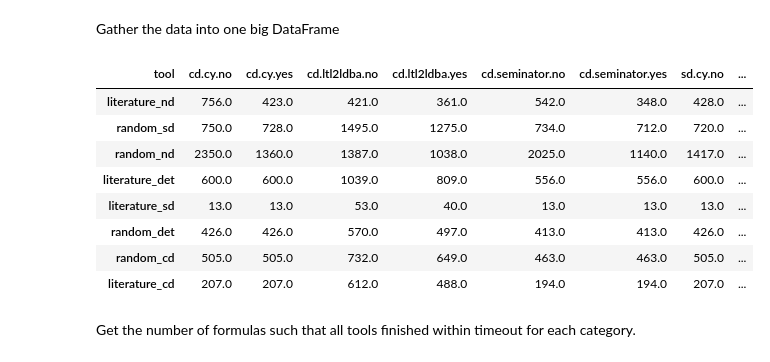
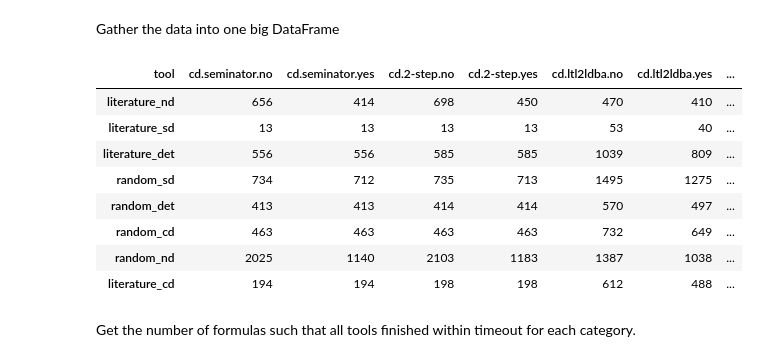
Before and after one commit to mklokocka/seminator, a Jupyter notebook: Run_comparison.ipynb, the cells around one changed output. Drawn from its saved outputs; the diff is of its cells as text; code cells hidden in the pictures.

Commit message:
rename tools, no TO now

```diff
--- a/Run_comparison.ipynb
+++ b/Run_comparison.ipynb
@@ -88,18 +78,21 @@ Gather the data into one big DataFrame
 # %%
 data = pd.DataFrame()
 for (name,r) in runners.items():
-    data = data.append(pd.DataFrame(r.cummulative(),columns=[name]).transpose())
+    # Divide into sd_tools & cd_tools to treat timeouts separately.
+    tmp_cd = pd.DataFrame(r.cummulative(tools=cd_tools),columns=[name])
+    tmp_sd = pd.DataFrame(r.cummulative(tools=sd_tools),columns=[name])
+    data = data.append(tmp_cd.append(tmp_sd).transpose())
 data
 # %% [output]
-| tool | cd.cy.no | cd.cy.yes | cd.ltl2ldba.no | cd.ltl2ldba.yes | cd.seminator.no | cd.seminator.yes | sd.cy.no | ... |
-| literature_nd | 756.0 | 423.0 | 421.0 | 361.0 | 542.0 | 348.0 | 428.0 | ... |
-| random_sd | 750.0 | 728.0 | 1495.0 | 1275.0 | 734.0 | 712.0 | 720.0 | ... |
-| random_nd | 2350.0 | 1360.0 | 1387.0 | 1038.0 | 2025.0 | 1140.0 | 1417.0 | ... |
-| literature_det | 600.0 | 600.0 | 1039.0 | 809.0 | 556.0 | 556.0 | 600.0 | ... |
-| literature_sd | 13.0 | 13.0 | 53.0 | 40.0 | 13.0 | 13.0 | 13.0 | ... |
-| random_det | 426.0 | 426.0 | 570.0 | 497.0 | 413.0 | 413.0 | 426.0 | ... |
-| random_cd | 505.0 | 505.0 | 732.0 | 649.0 | 463.0 | 463.0 | 505.0 | ... |
-| literature_cd | 207.0 | 207.0 | 612.0 | 488.0 | 194.0 | 194.0 | 207.0 | ... |
+| tool | cd.seminator.no | cd.seminator.yes | cd.2-step.no | cd.2-step.yes | cd.ltl2ldba.no | cd.ltl2ldba.yes | ... |
+| literature_nd | 656 | 414 | 698 | 450 | 470 | 410 | ... |
+| literature_sd | 13 | 13 | 13 | 13 | 53 | 40 | ... |
+| literature_det | 556 | 556 | 585 | 585 | 1039 | 809 | ... |
+| random_sd | 734 | 712 | 735 | 713 | 1495 | 1275 | ... |
+| random_det | 413 | 413 | 414 | 414 | 570 | 497 | ... |
+| random_cd | 463 | 463 | 463 | 463 | 732 | 649 | ... |
+| random_nd | 2025 | 1140 | 2103 | 1183 | 1387 | 1038 | ... |
+| literature_cd | 194 | 194 | 198 | 198 | 612 | 488 | ... |
 # %% [markdown]
 Get the number of formulas such that all tools finished within timeout for each category.
 # %%
```
Also changed, not shown: parts of 16 cells of this notebook, 12 other files.
